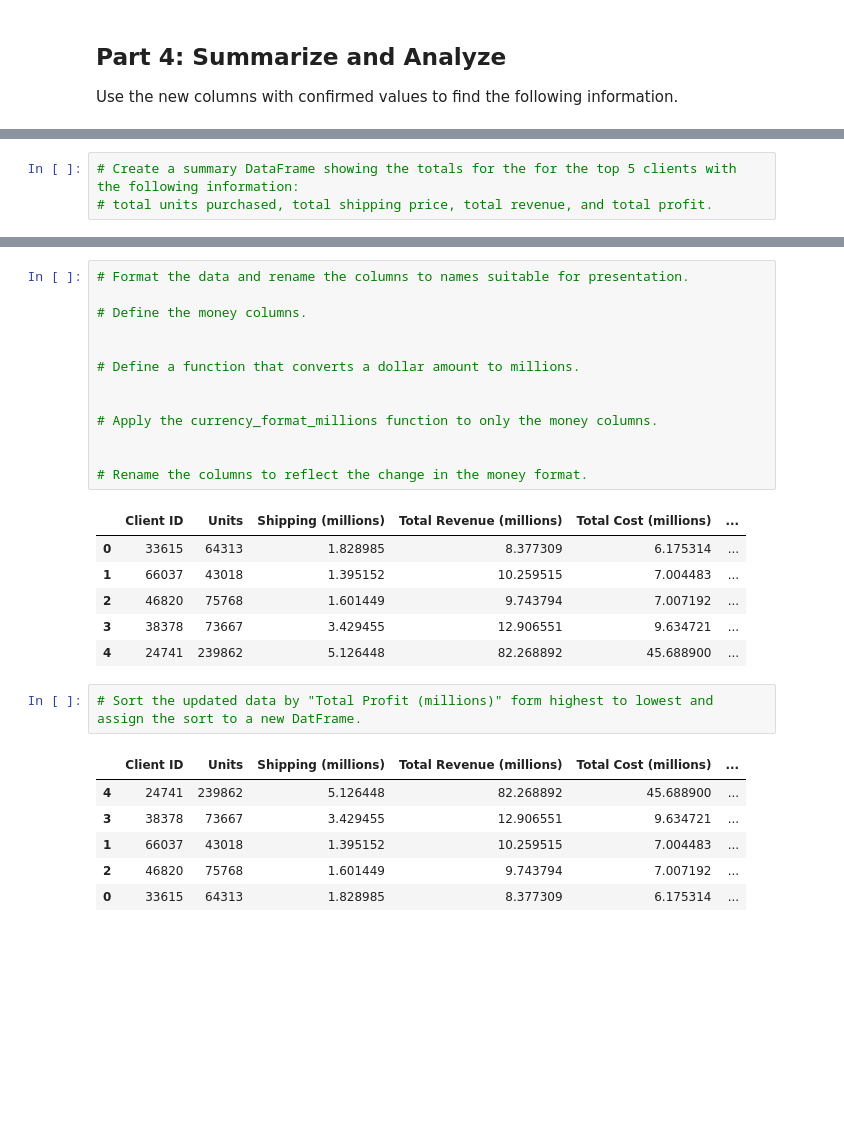
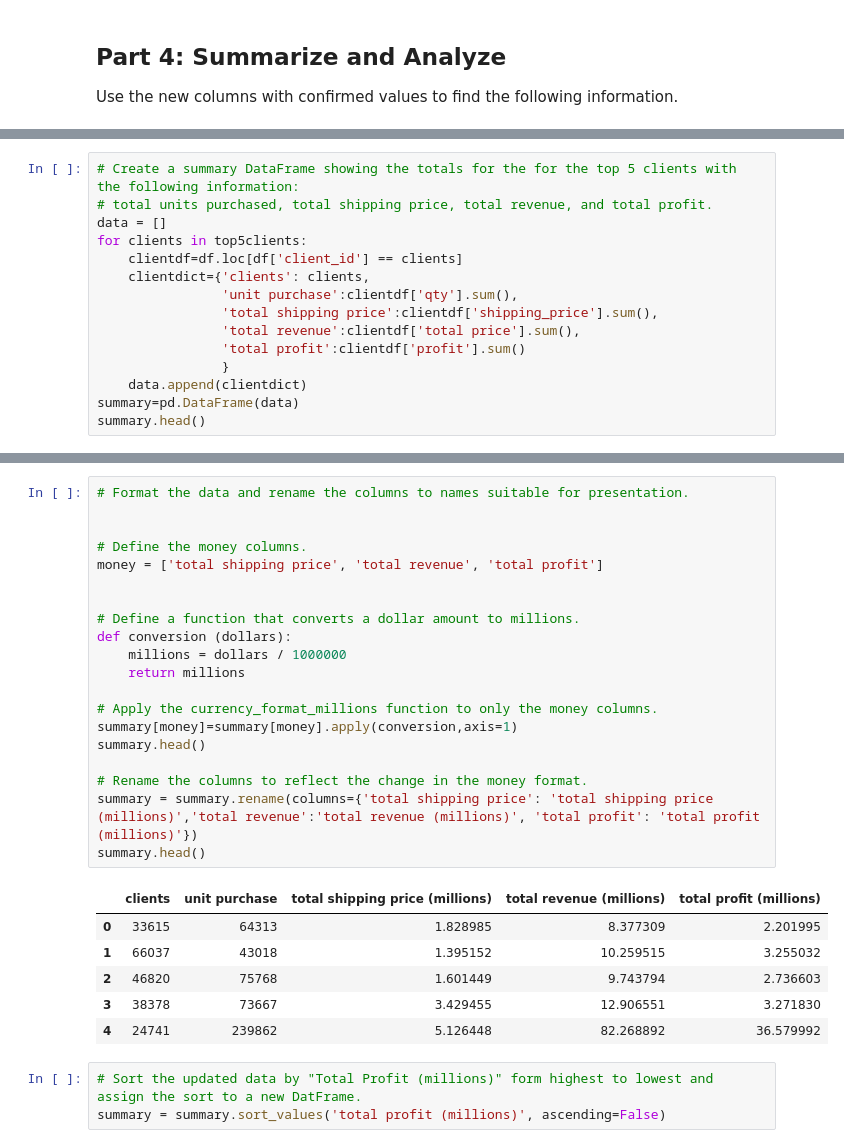
Before and after one commit to SStage100/pandas-challenge-1, a Jupyter notebook: wholesale_data_analysis_starter_code.ipynb, the cells around one changed output, grey strips where cells are left out. Cells and saved outputs as stored; diff of their text form; blank space fills up the shorter version.

```diff
--- a/wholesale_data_analysis_starter_code.ipynb
+++ b/wholesale_data_analysis_starter_code.ipynb
@@ -198,4 +207,16 @@ Use the new columns with confirmed values to find the following information.
 # %%
 # Create a summary DataFrame showing the totals for the for the top 5 clients with the following information:
 # total units purchased, total shipping price, total revenue, and total profit.
+data = []
+for clients in top5clients:
+    clientdf=df.loc[df['client_id'] == clients]
+    clientdict={'clients': clients,
+                'unit purchase':clientdf['qty'].sum(),
+                'total shipping price':clientdf['shipping_price'].sum(),
+                'total revenue':clientdf['total price'].sum(),
+                'total profit':clientdf['profit'].sum()
+                }
+    data.append(clientdict)
+summary=pd.DataFrame(data)
+summary.head()
 # %% [output]
@@ -208,29 +229,30 @@ Use the new columns with confirmed values to find the following information.
 # %%
 # Format the data and rename the columns to names suitable for presentation.
 
+
 # Define the money columns.
+money = ['total shipping price', 'total revenue', 'total profit']
 
 
 # Define a function that converts a dollar amount to millions.
-
+def conversion (dollars):
+    millions = dollars / 1000000
+    return millions
 
 # Apply the currency_format_millions function to only the money columns.
-
+summary[money]=summary[money].apply(conversion,axis=1)
+summary.head()
 
 # Rename the columns to reflect the change in the money format.
+summary = summary.rename(columns={'total shipping price': 'total shipping price (millions)','total revenue':'total revenue (millions)', 'total profit': 'total profit (millions)'})
+summary.head()
 # %% [output]
-|  | Client ID | Units | Shipping (millions) | Total Revenue (millions) | Total Cost (millions) | ... |
-| 0 | 33615 | 64313 | 1.828985 | 8.377309 | 6.175314 | ... |
-| 1 | 66037 | 43018 | 1.395152 | 10.259515 | 7.004483 | ... |
-| 2 | 46820 | 75768 | 1.601449 | 9.743794 | 7.007192 | ... |
-| 3 | 38378 | 73667 | 3.429455 | 12.906551 | 9.634721 | ... |
-| 4 | 24741 | 239862 | 5.126448 | 82.268892 | 45.688900 | ... |
+|  | clients | unit purchase | total shipping price (millions) | total revenue (millions) | total profit (millions) |
+| 0 | 33615 | 64313 | 1.828985 | 8.377309 | 2.201995 |
+| 1 | 66037 | 43018 | 1.395152 | 10.259515 | 3.255032 |
+| 2 | 46820 | 75768 | 1.601449 | 9.743794 | 2.736603 |
+| 3 | 38378 | 73667 | 3.429455 | 12.906551 | 3.271830 |
+| 4 | 24741 | 239862 | 5.126448 | 82.268892 | 36.579992 |
 # %%
 # Sort the updated data by "Total Profit (millions)" form highest to lowest and assign the sort to a new DatFrame.
+summary = summary.sort_values('total profit (millions)', ascending=False)
-# %% [output]
-|  | Client ID | Units | Shipping (millions) | Total Revenue (millions) | Total Cost (millions) | ... |
-| 4 | 24741 | 239862 | 5.126448 | 82.268892 | 45.688900 | ... |
-| 3 | 38378 | 73667 | 3.429455 | 12.906551 | 9.634721 | ... |
-| 1 | 66037 | 43018 | 1.395152 | 10.259515 | 7.004483 | ... |
-| 2 | 46820 | 75768 | 1.601449 | 9.743794 | 7.007192 | ... |
-| 0 | 33615 | 64313 | 1.828985 | 8.377309 | 6.175314 | ... |
```
Also changed, not shown: parts of 2 cells of this notebook.
